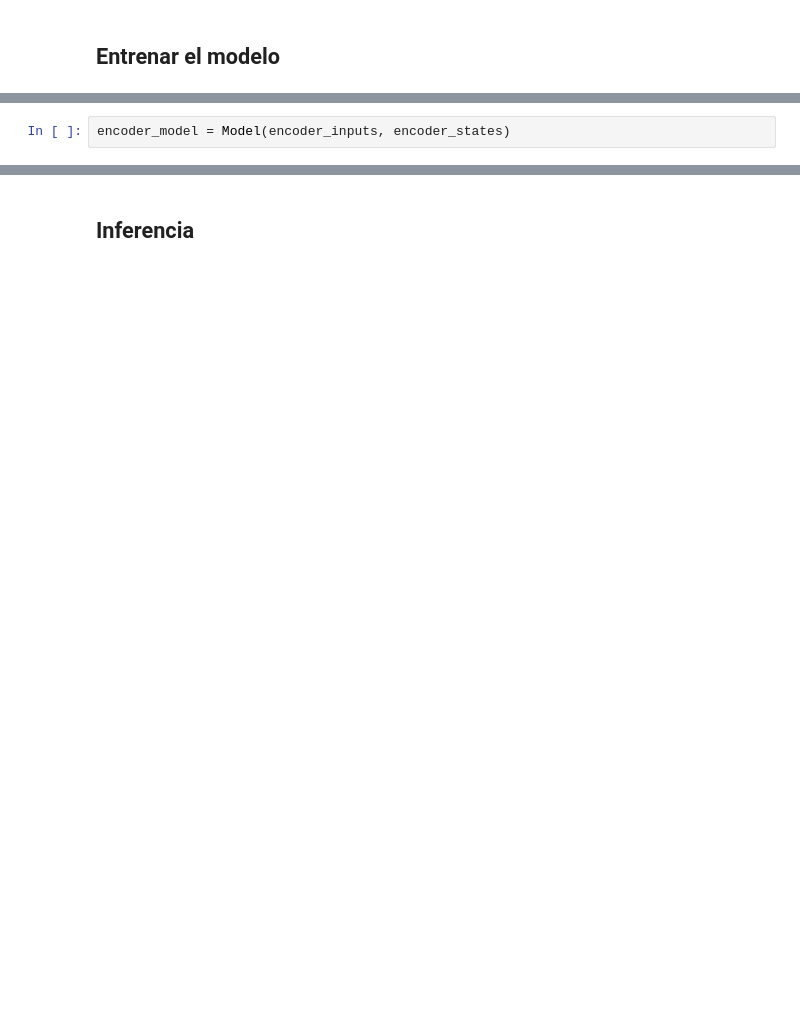
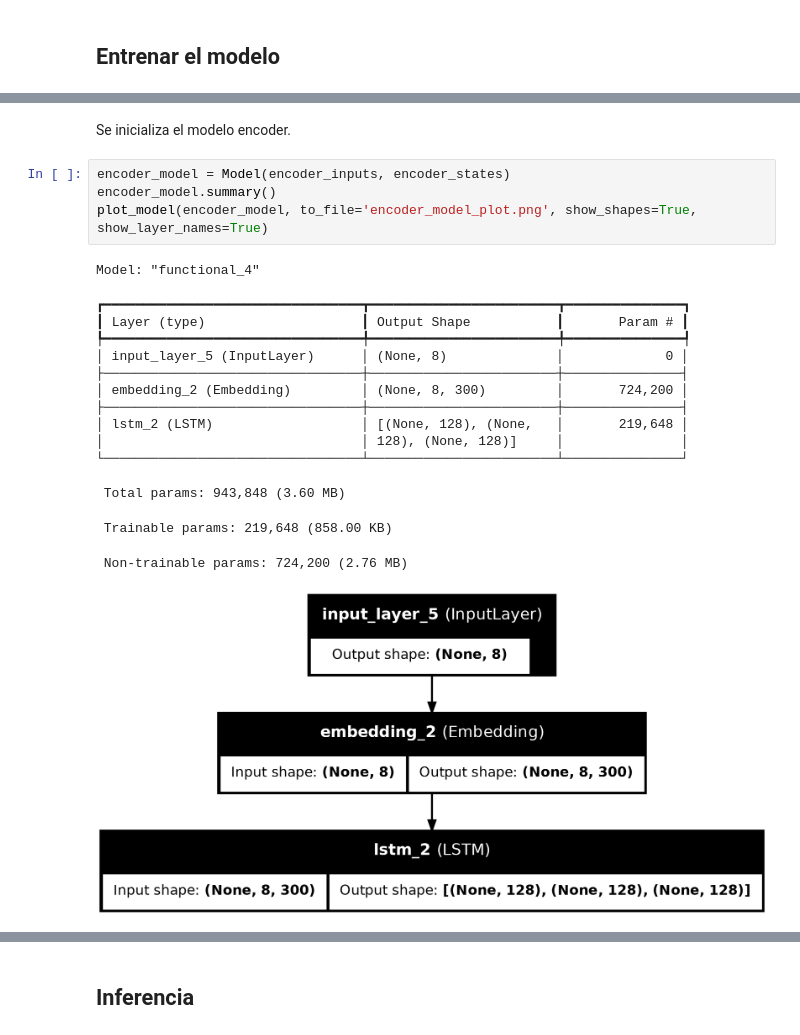
Before and after one commit to ChristianConchari/desafios_nlp, a Jupyter notebook: desafio_4/solution_notebook.ipynb, the cells around one changed output, grey strips where cells are left out. Cells and saved outputs as stored; diff of their text form; blank space fills up the shorter version.

```diff
--- a/desafio_4/solution_notebook.ipynb
+++ b/desafio_4/solution_notebook.ipynb
@@ -420,2 +309,22 @@ plot_model(model, to_file='model_plot.png', show_shapes=True, show_layer_names=T
-# %%
-encoder_model = Model(encoder_inputs, encoder_states)
+# %% [markdown]
+Se inicializa el modelo encoder.
+# %%
+encoder_model = Model(encoder_inputs, encoder_states)
+encoder_model.summary()
+plot_model(encoder_model, to_file='encoder_model_plot.png', show_shapes=True, show_layer_names=True)
+# %% [output]
+Model: "functional_4"
+┏━━━━━━━━━━━━━━━━━━━━━━━━━━━━━━━━━┳━━━━━━━━━━━━━━━━━━━━━━━━┳━━━━━━━━━━━━━━━┓
+┃ Layer (type)                    ┃ Output Shape           ┃       Param # ┃
+┡━━━━━━━━━━━━━━━━━━━━━━━━━━━━━━━━━╇━━━━━━━━━━━━━━━━━━━━━━━━╇━━━━━━━━━━━━━━━┩
+│ input_layer_5 (InputLayer)      │ (None, 8)              │             0 │
+├─────────────────────────────────┼────────────────────────┼───────────────┤
+│ embedding_2 (Embedding)         │ (None, 8, 300)         │       724,200 │
+├─────────────────────────────────┼────────────────────────┼───────────────┤
+│ lstm_2 (LSTM)                   │ [(None, 128), (None,   │       219,648 │
+│                                 │ 128), (None, 128)]     │               │
+└─────────────────────────────────┴────────────────────────┴───────────────┘
+ Total params: 943,848 (3.60 MB)
+ Trainable params: 219,648 (858.00 KB)
+ Non-trainable params: 724,200 (2.76 MB)
+[figure, added]
```
Also changed, not shown: parts of 41 cells of this notebook, 2 other files.
